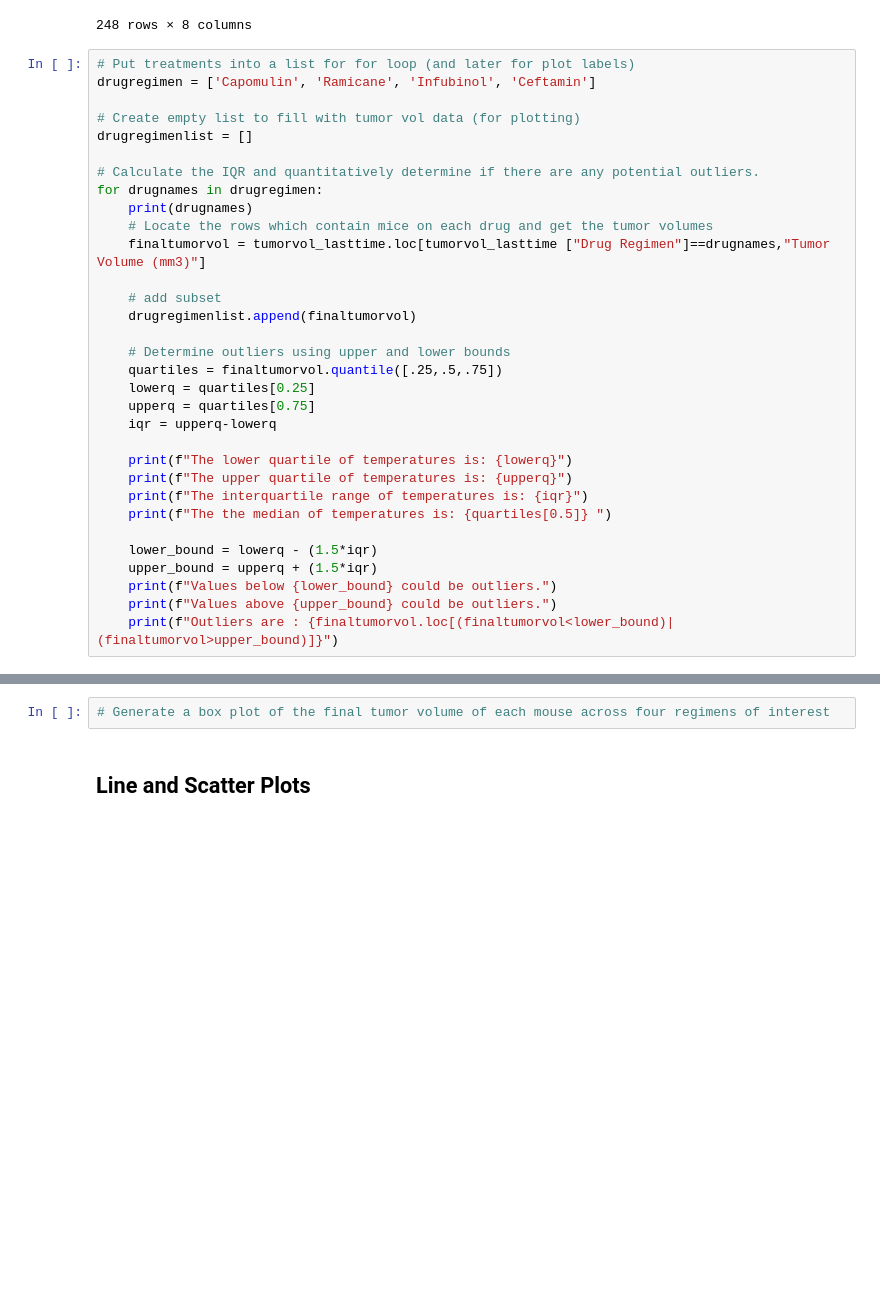
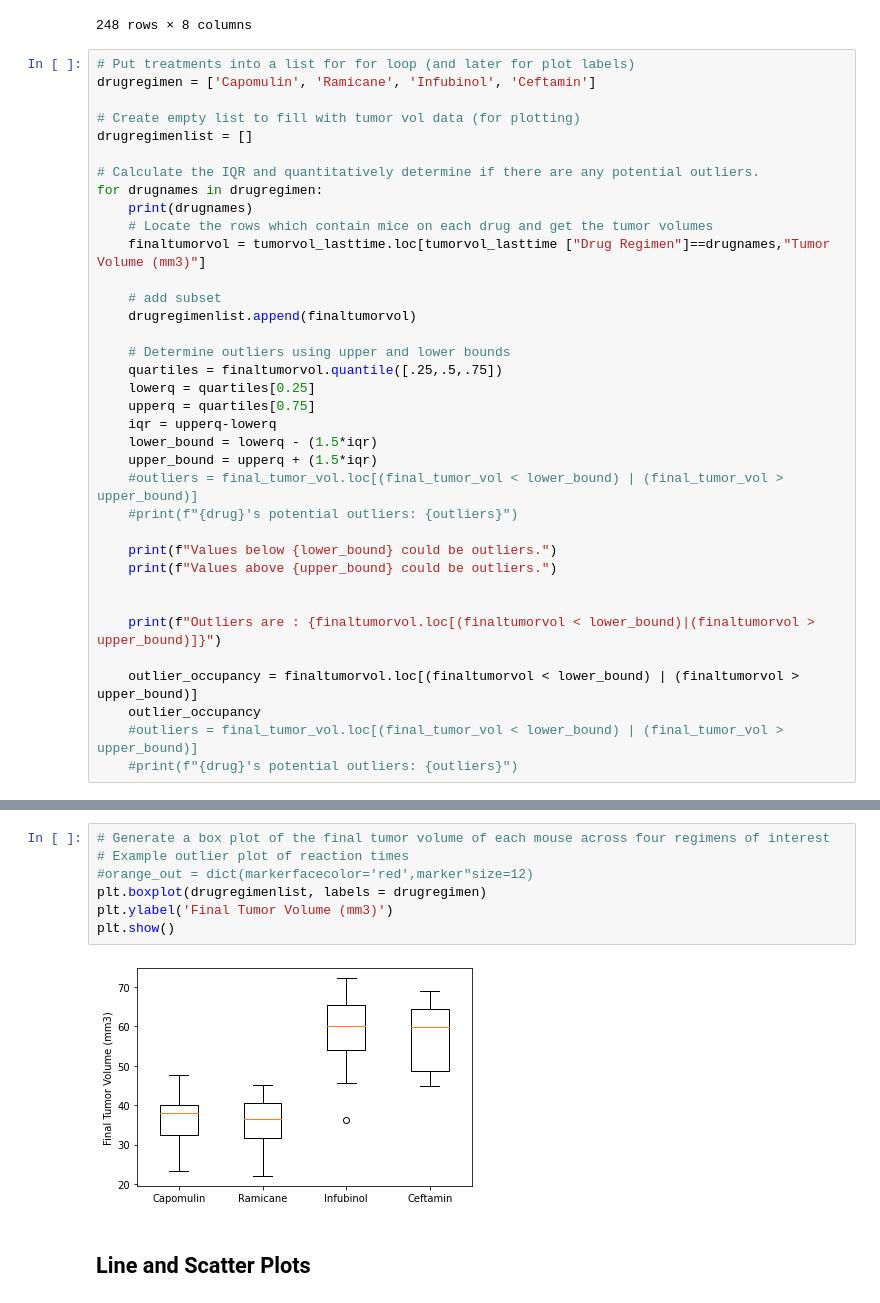
Before and after one commit to awinston8089/matplotlibchallenge, a Jupyter notebook: Instructions/Pymaceuticals/pymaceuticals_starter.ipynb, the cells around one changed output, grey strips where cells are left out. Cells and saved outputs as stored; diff of their text form; blank space fills up the shorter version.

```diff
--- a/Instructions/Pymaceuticals/pymaceuticals_starter.ipynb
+++ b/Instructions/Pymaceuticals/pymaceuticals_starter.ipynb
@@ -229,16 +225,20 @@ for drugnames in drugregimen:
     lowerq = quartiles[0.25]
     upperq = quartiles[0.75]
     iqr = upperq-lowerq
-
-    print(f"The lower quartile of temperatures is: {lowerq}")
-    print(f"The upper quartile of temperatures is: {upperq}")
-    print(f"The interquartile range of temperatures is: {iqr}")
-    print(f"The the median of temperatures is: {quartiles[0.5]} ")
-
     lower_bound = lowerq - (1.5*iqr)
     upper_bound = upperq + (1.5*iqr)
+    #outliers = final_tumor_vol.loc[(final_tumor_vol < lower_bound) | (final_tumor_vol > upper_bound)]
+    #print(f"{drug}'s potential outliers: {outliers}")
+
     print(f"Values below {lower_bound} could be outliers.")
     print(f"Values above {upper_bound} could be outliers.")
-    print(f"Outliers are : {finaltumorvol.loc[(finaltumorvol<lower_bound)|(finaltumorvol>upper_bound)]}")
+
+
+    print(f"Outliers are : {finaltumorvol.loc[(finaltumorvol < lower_bound)|(finaltumorvol > upper_bound)]}")
+
+    outlier_occupancy = finaltumorvol.loc[(finaltumorvol < lower_bound) | (finaltumorvol > upper_bound)]
+    outlier_occupancy
+    #outliers = final_tumor_vol.loc[(final_tumor_vol < lower_bound) | (final_tumor_vol > upper_bound)]
+    #print(f"{drug}'s potential outliers: {outliers}")
 # %% [output]
 Capomulin
@@ -270,6 +270,13 @@ Infubinol
 Ceftamin
 # %%
 # Generate a box plot of the final tumor volume of each mouse across four regimens of interest
+# Example outlier plot of reaction times
+#orange_out = dict(markerfacecolor='red',marker"size=12)
+plt.boxplot(drugregimenlist, labels = drugregimen)
+plt.ylabel('Final Tumor Volume (mm3)')
+plt.show()
+# %% [output]
+[figure, added]
 # %% [markdown]
 ## Line and Scatter Plots
 # %%
```
Also changed, not shown: parts of 4 cells of this notebook.
